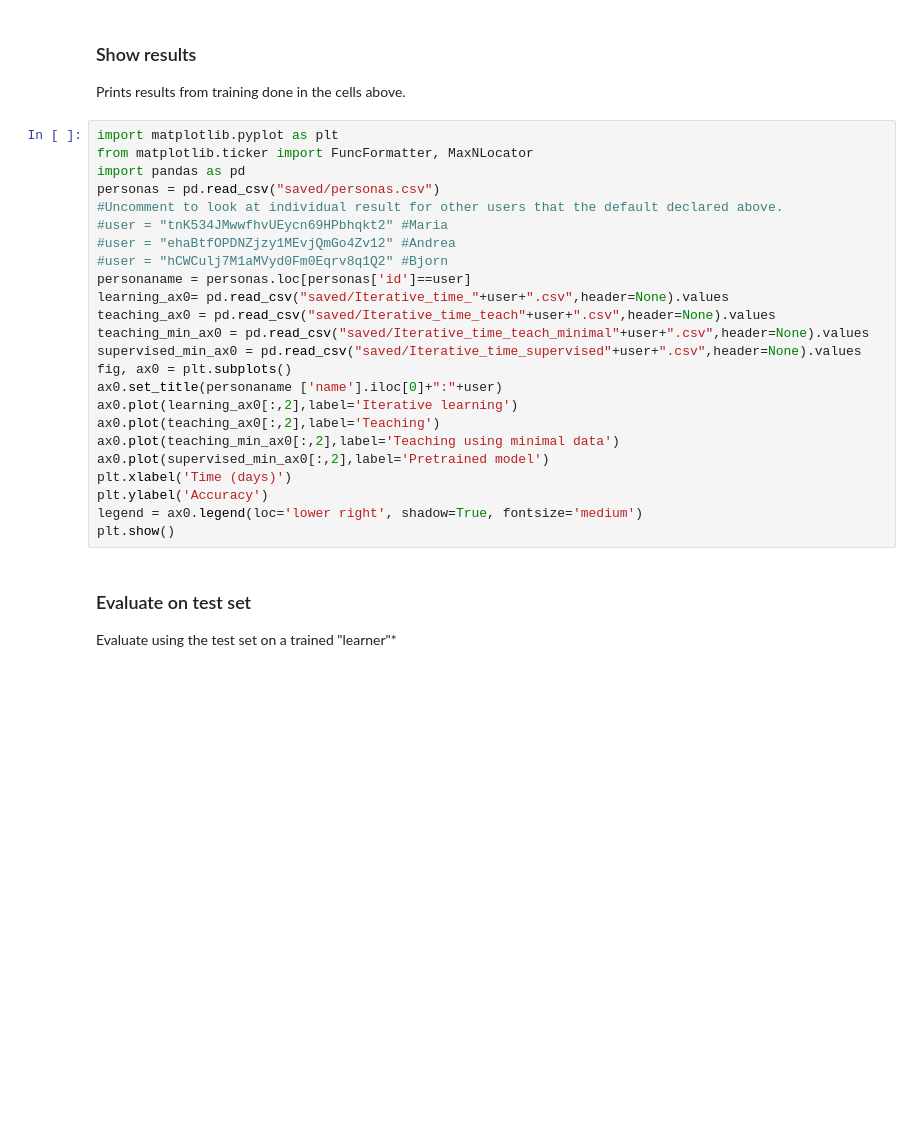
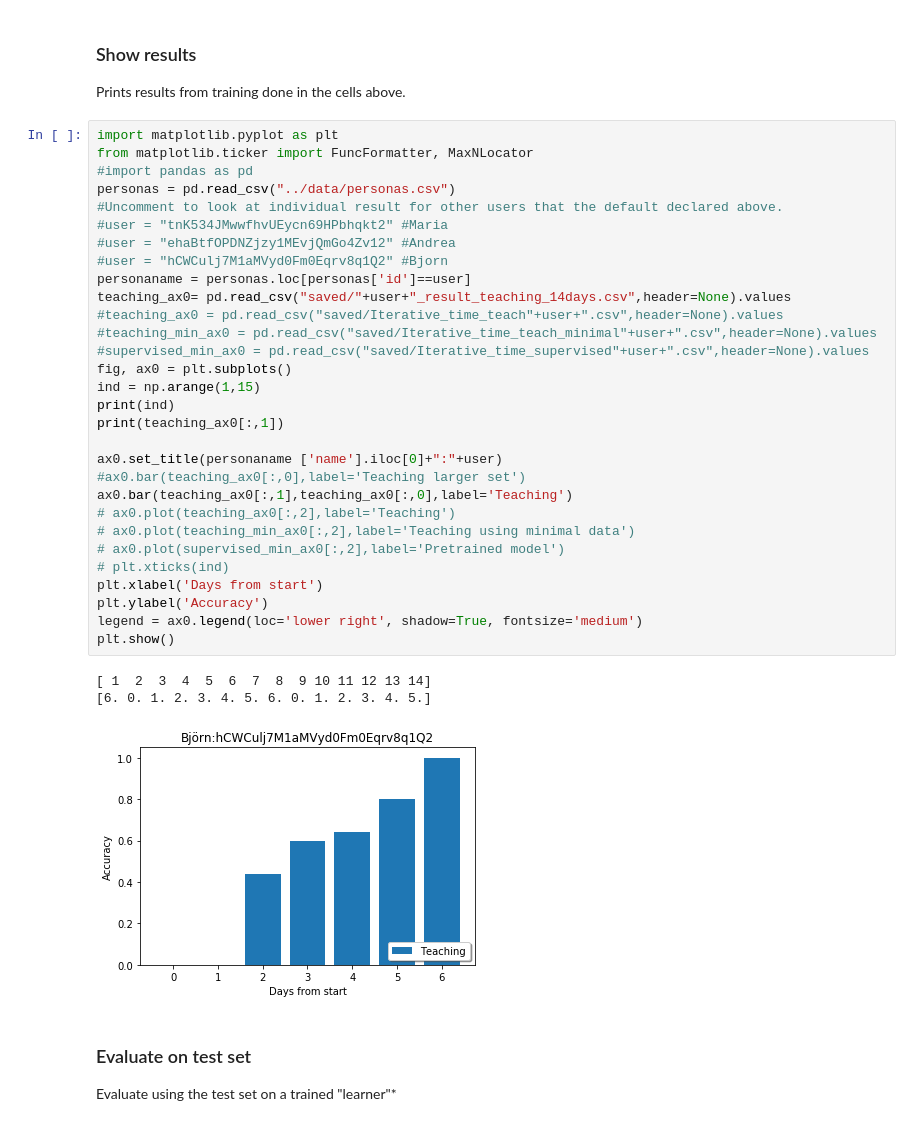
Before and after one commit to k3larra/commuter, a Jupyter notebook: machine_teaching/mt.ipynb, the cells around one changed output. Saved outputs shown, nothing was run; the diff lists cells and outputs as text; blank space fills up the shorter version.

```diff
--- a/machine_teaching/mt.ipynb
+++ b/machine_teaching/mt.ipynb
@@ -138,27 +110,37 @@ Prints results from training done in the cells above.
 # %%
 import matplotlib.pyplot as plt
 from matplotlib.ticker import FuncFormatter, MaxNLocator
-import pandas as pd
-personas = pd.read_csv("saved/personas.csv")
+#import pandas as pd
+personas = pd.read_csv("../data/personas.csv")
 #Uncomment to look at individual result for other users that the default declared above.
 #user = "tnK534JMwwfhvUEycn69HPbhqkt2" #Maria
 #user = "ehaBtfOPDNZjzy1MEvjQmGo4Zv12" #Andrea
 #user = "hCWCulj7M1aMVyd0Fm0Eqrv8q1Q2" #Bjorn
 personaname = personas.loc[personas['id']==user]
-learning_ax0= pd.read_csv("saved/Iterative_time_"+user+".csv",header=None).values
-teaching_ax0 = pd.read_csv("saved/Iterative_time_teach"+user+".csv",header=None).values
-teaching_min_ax0 = pd.read_csv("saved/Iterative_time_teach_minimal"+user+".csv",header=None).values
-supervised_min_ax0 = pd.read_csv("saved/Iterative_time_supervised"+user+".csv",header=None).values
+teaching_ax0= pd.read_csv("saved/"+user+"_result_teaching_14days.csv",header=None).values
+#teaching_ax0 = pd.read_csv("saved/Iterative_time_teach"+user+".csv",header=None).values
+#teaching_min_ax0 = pd.read_csv("saved/Iterative_time_teach_minimal"+user+".csv",header=None).values
+#supervised_min_ax0 = pd.read_csv("saved/Iterative_time_supervised"+user+".csv",header=None).values
 fig, ax0 = plt.subplots()
+ind = np.arange(1,15)
+print(ind)
+print(teaching_ax0[:,1])
+
 ax0.set_title(personaname ['name'].iloc[0]+":"+user)
-ax0.plot(learning_ax0[:,2],label='Iterative learning')
-ax0.plot(teaching_ax0[:,2],label='Teaching')
-ax0.plot(teaching_min_ax0[:,2],label='Teaching using minimal data')
-ax0.plot(supervised_min_ax0[:,2],label='Pretrained model')
-plt.xlabel('Time (days)')
+#ax0.bar(teaching_ax0[:,0],label='Teaching larger set')
+ax0.bar(teaching_ax0[:,1],teaching_ax0[:,0],label='Teaching')
+# ax0.plot(teaching_ax0[:,2],label='Teaching')
+# ax0.plot(teaching_min_ax0[:,2],label='Teaching using minimal data')
+# ax0.plot(supervised_min_ax0[:,2],label='Pretrained model')
+# plt.xticks(ind)
+plt.xlabel('Days from start')
 plt.ylabel('Accuracy')
 legend = ax0.legend(loc='lower right', shadow=True, fontsize='medium')
 plt.show()
+# %% [output]
+[ 1  2  3  4  5  6  7  8  9 10 11 12 13 14]
+[6. 0. 1. 2. 3. 4. 5. 6. 0. 1. 2. 3. 4. 5.]
+[figure, added]
 # %% [markdown]
 ### Evaluate on test set
 Evaluate using the test set on a trained "learner"*
```
Also changed, not shown: parts of 8 cells of this notebook, 4 other files.
